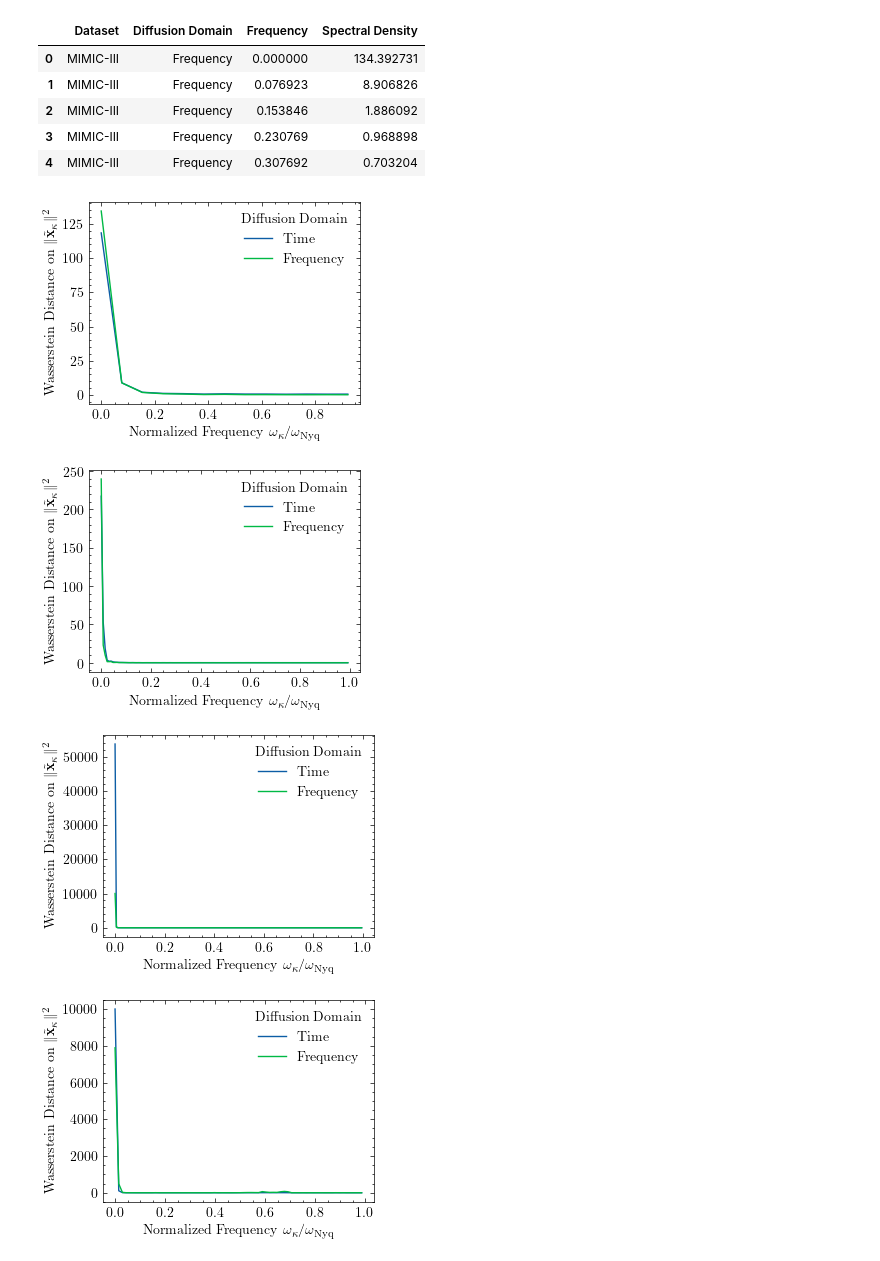
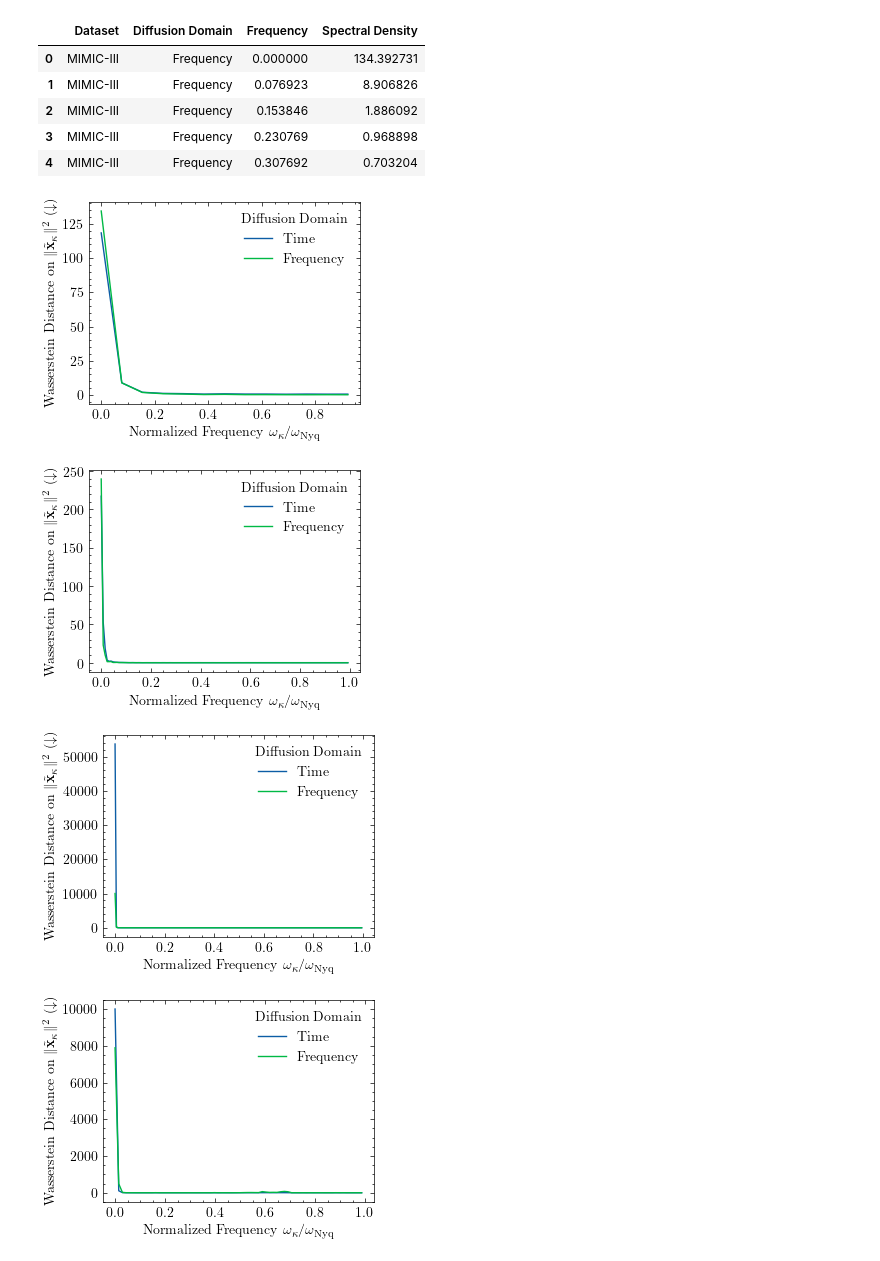
Before and after one commit to JonathanCrabbe/FourierDiffusion, a Jupyter notebook: notebooks/results.ipynb, the cells around one changed output. Drawn from its saved outputs; the diff is of its cells as text; code cells hidden in the pictures.

```diff
--- a/notebooks/results.ipynb
+++ b/notebooks/results.ipynb
@@ -172,7 +172,7 @@ with plt.style.context('science'):
                         hue_order=["Mean", "Half Train"],
                         palette=["#FF6A74", "#70ff70"],
                         ax=ax)
-            plt.ylabel(metric)
+            plt.ylabel(f"{metric} ($\downarrow$)")
             plt.legend(fontsize=6, title="Baseline", frameon=True, title_fontsize=7)
             plt.savefig(save_dir / f"figures/{metric.lower()}_{dataset.lower()}.pdf")
             plt.show()
@@ -249,18 +249,18 @@ spectral_df.head()
 # %%
 for dataset in spectral_df.Dataset.unique():
     ax = sns.lineplot(
         data=spectral_df[spectral_df.Dataset == dataset],
         x="Frequency",
         y="Spectral Density",
         hue="Diffusion Domain",
         hue_order=["Time", "Frequency"],
     )
-    plt.ylabel(r"Wasserstein Distance on $\|\tilde{\mathbf{x}}_\kappa \|^2$")
+    plt.ylabel(r"Wasserstein Distance on $\|\tilde{\mathbf{x}}_\kappa \|^2 \ (\downarrow)$")
     plt.xlabel(r"Normalized Frequency $\omega_\kappa  /  \omega_{\mathrm{Nyq}}$")
     plt.savefig(save_dir / f"figures/spectral_density_{dataset.lower()}.pdf")
     plt.show()
 # %% [output]
-[figure, old version]
+[figure, new version]
-[figure, old version]
+[figure, new version]
-[figure, old version]
+[figure, new version]
-[figure, old version]
+[figure, new version]
```
Also changed, not shown: parts of 4 cells of this notebook, 1 other file.
